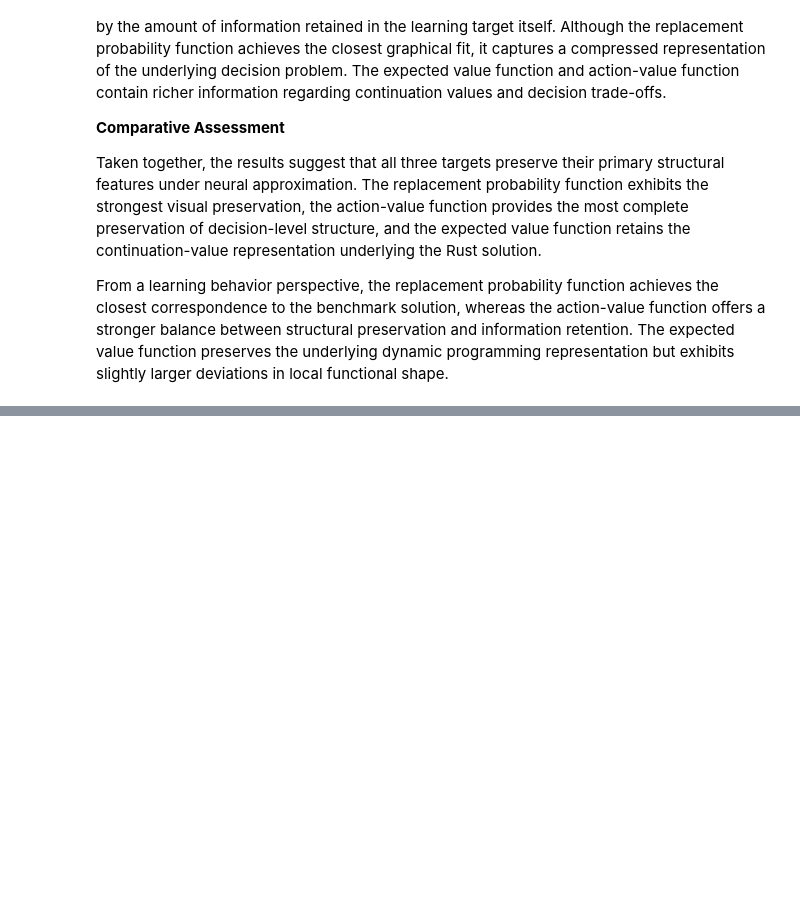
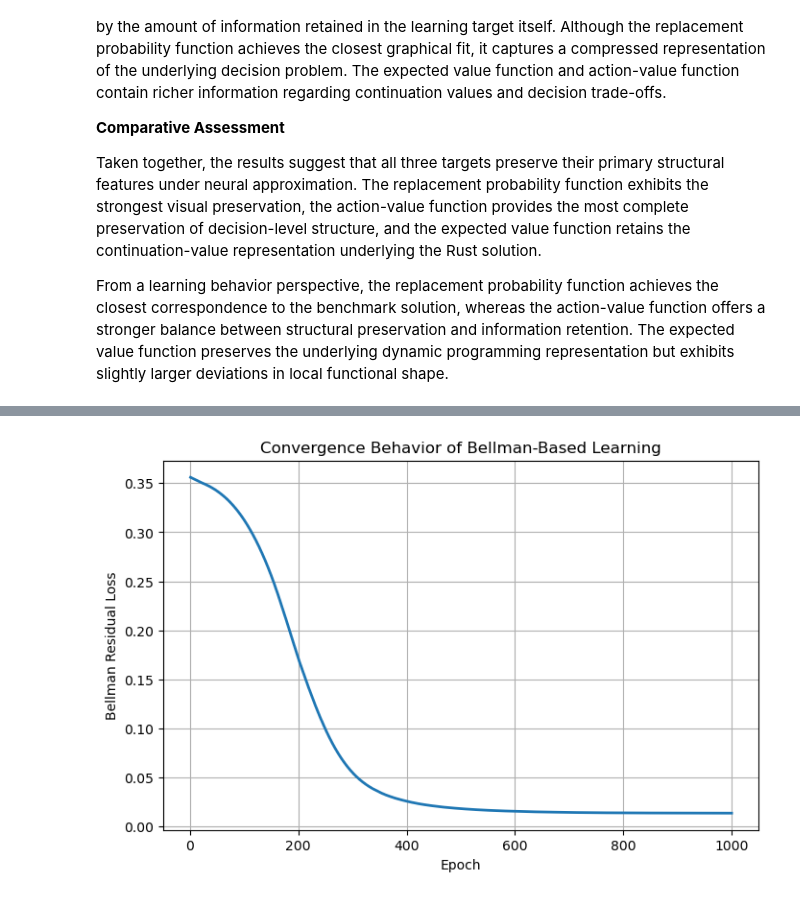
Before and after one commit to Wenxin-Lyu/Neural_Approximation_Rust_Benchmark, a Jupyter notebook: notebooks/main.ipynb, the cells around one changed output, grey strips where cells are left out. Saved outputs shown, nothing was run; the diff lists cells and outputs as text; code cells hidden in the pictures; blank space fills up the shorter version.

```diff
--- a/notebooks/main.ipynb
+++ b/notebooks/main.ipynb
@@ -1789,0 +2666,13 @@ Among the three candidates, the action-value function provides the most balanced
+# %%
+# Plot Bellman learning convergence
+import matplotlib.pyplot as plt
+
+plt.figure(figsize=(8,5))
+plt.plot(np.arange(1, epochs + 1), loss_history, linewidth=2)
+plt.xlabel("Epoch")
+plt.ylabel("Bellman Residual Loss")
+plt.title("Convergence Behavior of Bellman-Based Learning")
+plt.grid(True)
+plt.show()
+# %% [output]
+[figure, added]
```
Also changed, not shown: parts of 52 cells of this notebook, 1 other file.
